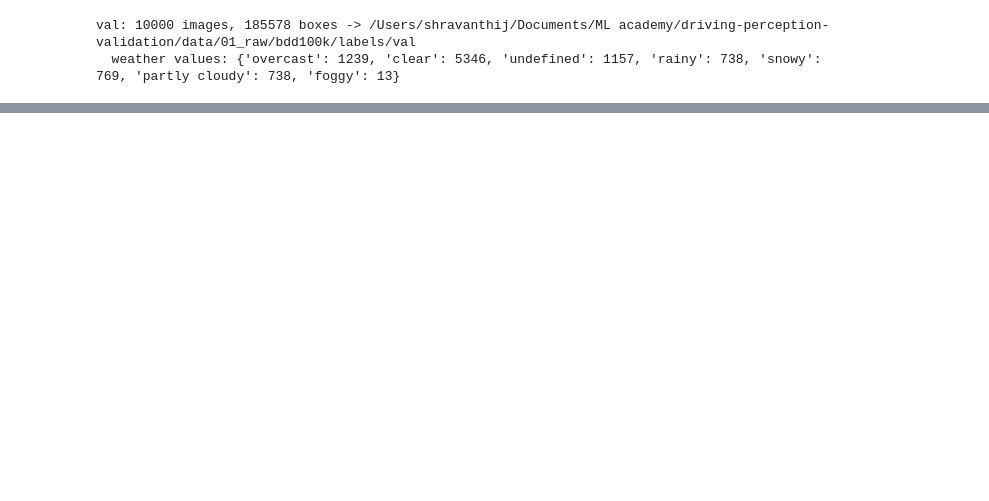
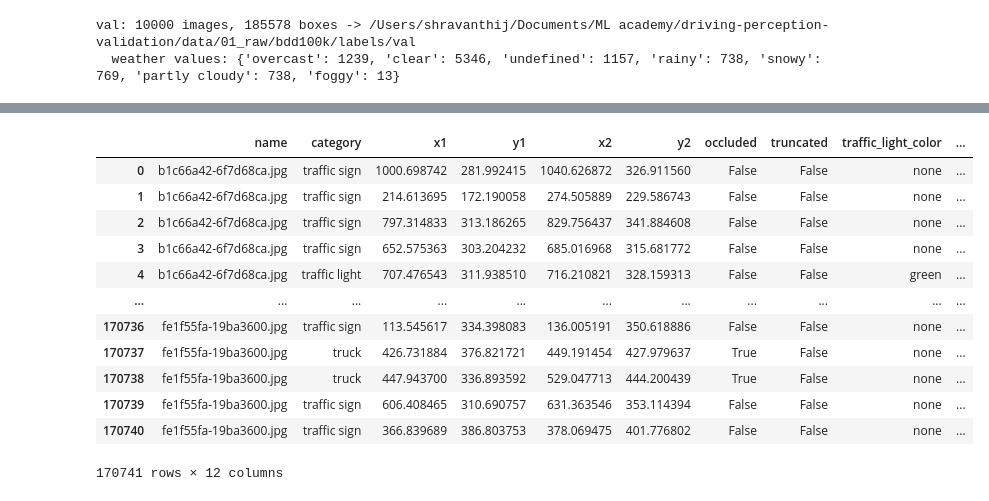
Before and after one commit to Shravanthi-J/driving-perception-validation, a Jupyter notebook: notebooks/labels_sanity_check.ipynb, the cells around one changed output, grey strips where cells are left out. Saved outputs shown, nothing was run; the diff lists cells and outputs as text; code cells hidden in the pictures; blank space fills up the shorter version.

Commit message:
data_prep-yolodataset

```diff
--- a/notebooks/labels_sanity_check.ipynb
+++ b/notebooks/labels_sanity_check.ipynb
@@ -210,0 +260,4 @@ PosixPath('/Users/shravanthij/Documents/ML academy/driving-perception-validation
+# %%
+val_path = "/Users/shravanthij/Documents/ML academy/driving-perception-validation/data/01_raw/bdd100k/labels/val1.json"
+val = json.load(open(val_path))
+df1, df2 = items_to_tables(val)
@@ -210,0 +331,34 @@ PosixPath('/Users/shravanthij/Documents/ML academy/driving-perception-validation
+# %%
+#min_box_px =2: Very small bounding boxes can represent tiny objects or annotation noise.
+#Filtering them helps avoid training on boxes that may be difficult to detect reliably.
+
+def _build_pool(images:pd.DataFrame, boxes:pd.DataFrame, images_dir: Path, classes: List, min_box_px: float, IMG_W:int, IMG_H:int):
+    b = boxes[boxes.category.isin(classes)].copy()
+    print(b)
+    b[["x1", "x2"]] = b[["x1", "x2"]].clip(0, IMG_W)
+    b[["y1", "y2"]] = b[["y1", "y2"]].clip(0, IMG_H)
+    b["w"] = b.x2 - b.x1
+    b["h"] = b.y2 - b.y1
+    b["area"] = b.w * b.h
+    b = b[(b.w >= min_box_px) & (b.h >= min_box_px)].reset_index(drop=True) #discard bounding box whose width and height less than 2 pixels
+    print('b:', b)
+    print('images:',images[images.name.isin(b.name)])
+    imgs = images[images.name.isin(b.name)].copy()
+    exists = imgs.name.map(lambda n: (images_dir / n).exists())
+    print('exists:',list(exists))
+    n_missing = int((~exists).sum())
+    if n_missing:
+        print(f"labelled images not found in {n_missing} skipping them.", images_dir)
+    imgs = imgs[exists].reset_index(drop=True)
+    if imgs.empty:
+        raise FileNotFoundError(
+            f"No labelled images found in {images_dir}. Check data_prep.images_root in parameters."
+        )
+    b = b[b.name.isin(imgs.name)].reset_index(drop=True)
+    imgs["stratum"] = imgs.timeofday + "|" + imgs.weather
+    print(f"Pool from {images_dir}: {len(imgs)}, {len(b)} boxes")
+    return imgs, b
+# %%
+images_dir = Path("/Users/shravanthij/Documents/ML academy/driving-perception-validation/data/01_raw/bdd100k/labels/imgs")
+print(images_dir)
+imgs,b = _build_pool(df1, df2, images_dir, ['car', 'pedestrian', 'truck', 'traffic light', 'traffic sign', 'rider'], 2.0, 1280, 720)
@@ -210,0 +563,16 @@ PosixPath('/Users/shravanthij/Documents/ML academy/driving-perception-validation
+# %%
+pool_boxes
+# %% [output]
+|  | name | category | x1 | y1 | x2 | y2 | occluded | truncated | traffic_light_color | ... |
+| 0 | b1c66a42-6f7d68ca.jpg | traffic sign | 1000.698742 | 281.992415 | 1040.626872 | 326.911560 | False | False | none | ... |
+| 1 | b1c66a42-6f7d68ca.jpg | traffic sign | 214.613695 | 172.190058 | 274.505889 | 229.586743 | False | False | none | ... |
+| 2 | b1c66a42-6f7d68ca.jpg | traffic sign | 797.314833 | 313.186265 | 829.756437 | 341.884608 | False | False | none | ... |
+| 3 | b1c66a42-6f7d68ca.jpg | traffic sign | 652.575363 | 303.204232 | 685.016968 | 315.681772 | False | False | none | ... |
+| 4 | b1c66a42-6f7d68ca.jpg | traffic light | 707.476543 | 311.938510 | 716.210821 | 328.159313 | False | False | green | ... |
+| ... | ... | ... | ... | ... | ... | ... | ... | ... | ... | ... |
+| 170736 | fe1f55fa-19ba3600.jpg | traffic sign | 113.545617 | 334.398083 | 136.005191 | 350.618886 | False | False | none | ... |
+| 170737 | fe1f55fa-19ba3600.jpg | truck | 426.731884 | 376.821721 | 449.191454 | 427.979637 | True | False | none | ... |
+| 170738 | fe1f55fa-19ba3600.jpg | truck | 447.943700 | 336.893592 | 529.047713 | 444.200439 | True | False | none | ... |
+| 170739 | fe1f55fa-19ba3600.jpg | traffic sign | 606.408465 | 310.690757 | 631.363546 | 353.114394 | False | False | none | ... |
+| 170740 | fe1f55fa-19ba3600.jpg | traffic sign | 366.839689 | 386.803753 | 378.069475 | 401.776802 | False | False | none | ... |
+170741 rows × 12 columns
```
Also changed, not shown: parts of 42 cells of this notebook, 5 other files.
